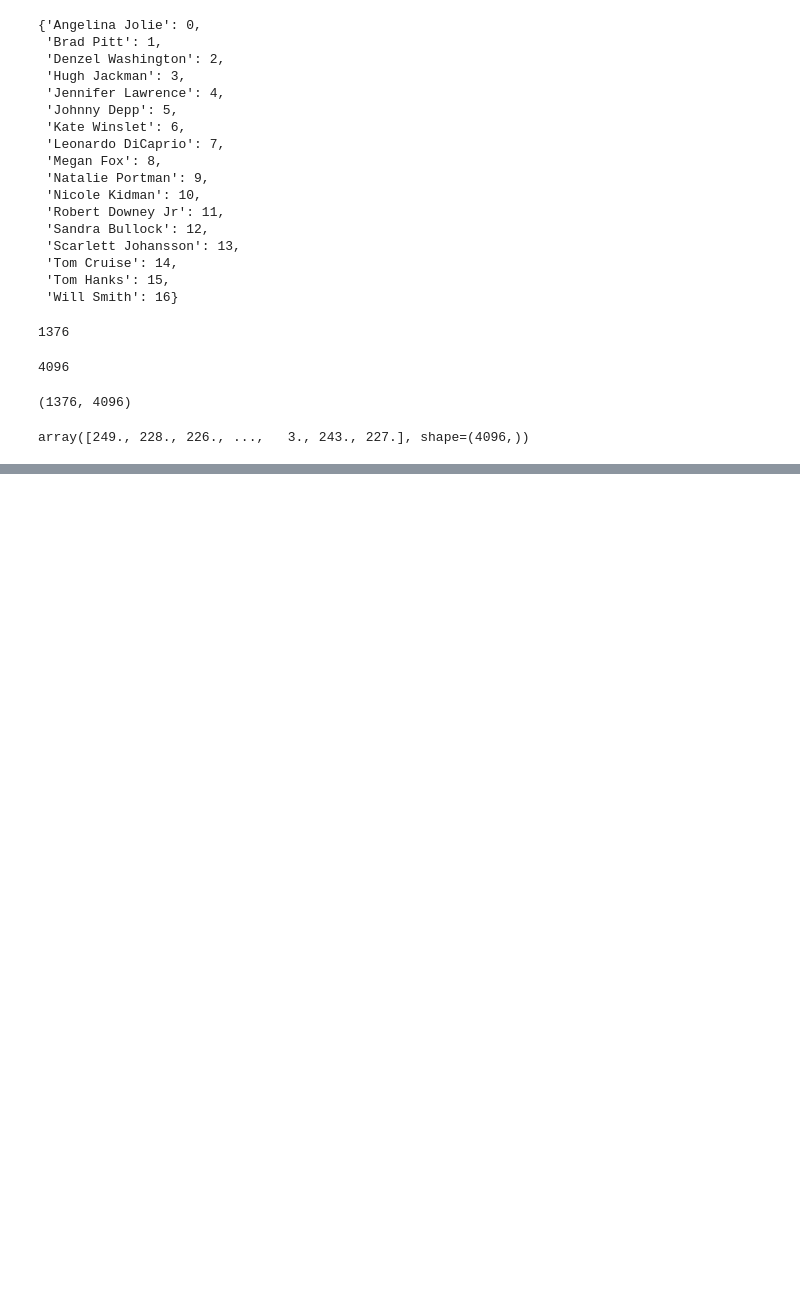
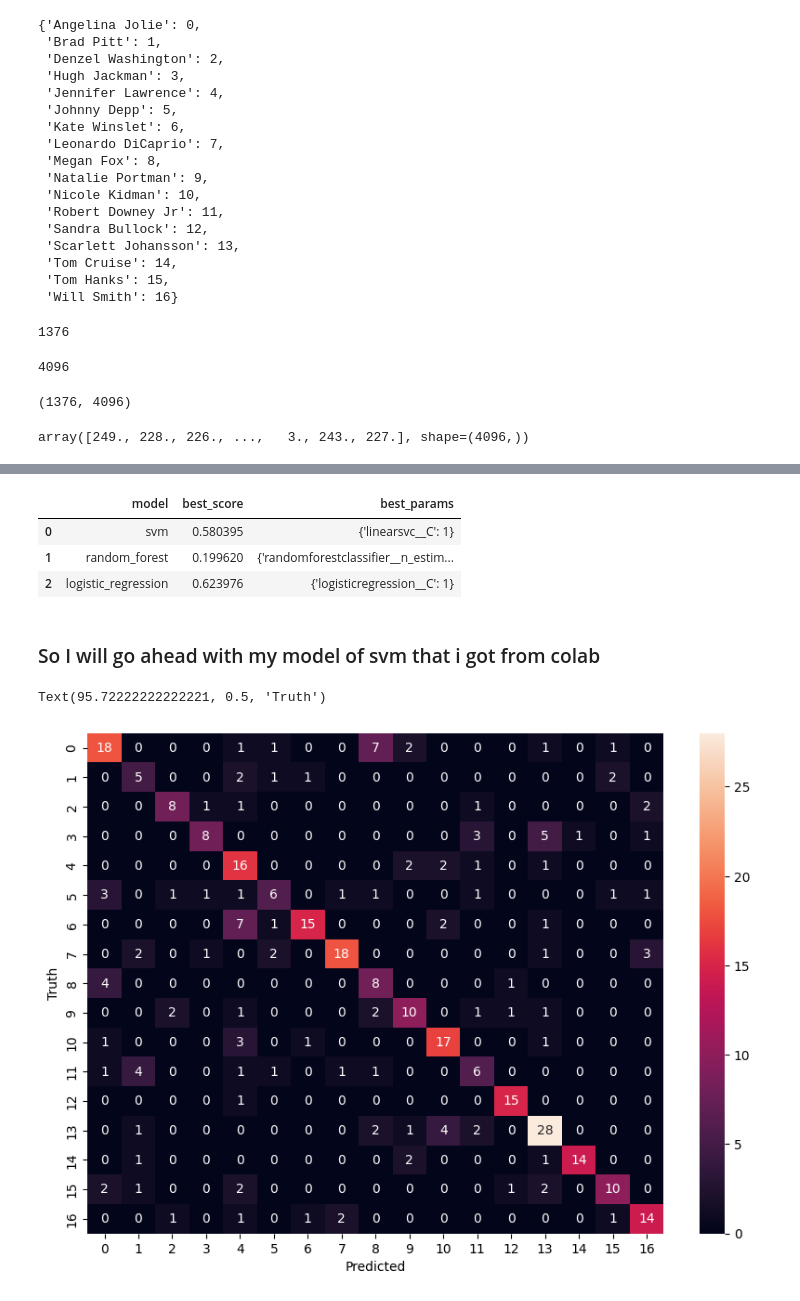
Before and after one commit to InspectorGoole/Celeb-image-classification, a Jupyter notebook: model/celeb_classifier.ipynb, the cells around one changed output, grey strips where cells are left out. Saved outputs shown, nothing was run; the diff lists cells and outputs as text; code cells hidden in the pictures; blank space fills up the shorter version.

Commit message:
Update celeb_classifier and add new model files

```diff
--- a/model/celeb_classifier.ipynb
+++ b/model/celeb_classifier.ipynb
@@ -346,0 +357,6 @@ with open("y.pkl", "wb") as file:
+# %%
+import pickle
+
+with open("y.pkl", "rb") as file:
+    y = pickle.load(file)
+print(y)
@@ -346,0 +377,2 @@ with open("y.pkl", "wb") as file:
+# %%
+X_train, X_test, y_train, y_test = train_test_split(X, y, random_state=0)
@@ -346,0 +502,5 @@ with open("y.pkl", "wb") as file:
+# %%
+import pickle
+
+with open('good_model.pkl', 'rb') as file:
+    svm_Model = pickle.load(file)
@@ -346,0 +543,62 @@ with open("y.pkl", "wb") as file:
+# %%
+from sklearn.decomposition import PCA
+from sklearn.svm import LinearSVC
+import pandas as pd
+
+model_params = {
+    'svm': {
+        'model': LinearSVC(),
+        'params': {
+            'linearsvc__C': [0.1, 1, 10]
+        }
+    },
+    'random_forest': {
+        'model': RandomForestClassifier(),
+        'params': {
+            'randomforestclassifier__n_estimators': [1, 5, 10]
+        }
+    },
+    'logistic_regression': {
+        'model': LogisticRegression(solver='liblinear', multi_class='auto'),
+        'params':{
+            'logisticregression__C': [1, 5, 10]
+        }
+    }
+}
+
+score = []
+best_estimators = {}
+
+for algo, mp in model_params.items():
+    pipe = make_pipeline(StandardScaler(), PCA(n_components=0.95), mp['model'])
+    clf = GridSearchCV(pipe, mp['params'], cv=5, return_train_score=False, n_jobs=-1)
+    clf.fit(X_train, y_train)
+    score.append({
+        'model': algo,
+        'best_score': clf.best_score_,
+        'best_params': clf.best_params_
+    })
+    best_estimators[algo] = clf.best_estimator_
+
+dfd = pd.DataFrame(score, columns=['model', 'best_score', 'best_params'])
+dfd
+# %% [output]
+|  | model | best_score | best_params |
+| 0 | svm | 0.580395 | {'linearsvc__C': 1} |
+| 1 | random_forest | 0.199620 | {'randomforestclassifier__n_estim... |
+| 2 | logistic_regression | 0.623976 | {'logisticregression__C': 1} |
+# %% [markdown]
+### So I will go ahead with my model of svm that i got from colab
+# %%
+from sklearn.metrics import confusion_matrix
+cm = confusion_matrix(y_test, svm_Model.predict(X_test))
+# %%
+import seaborn as sns
+import matplotlib.pyplot as plt
+plt.figure(figsize= (10, 7))
+sns.heatmap(cm, annot=True)
+plt.xlabel('Predicted')
+plt.ylabel('Truth')
+# %% [output]
+Text(95.72222222222221, 0.5, 'Truth')
+[figure, added]
```
Also changed, not shown: parts of 30 cells of this notebook.
